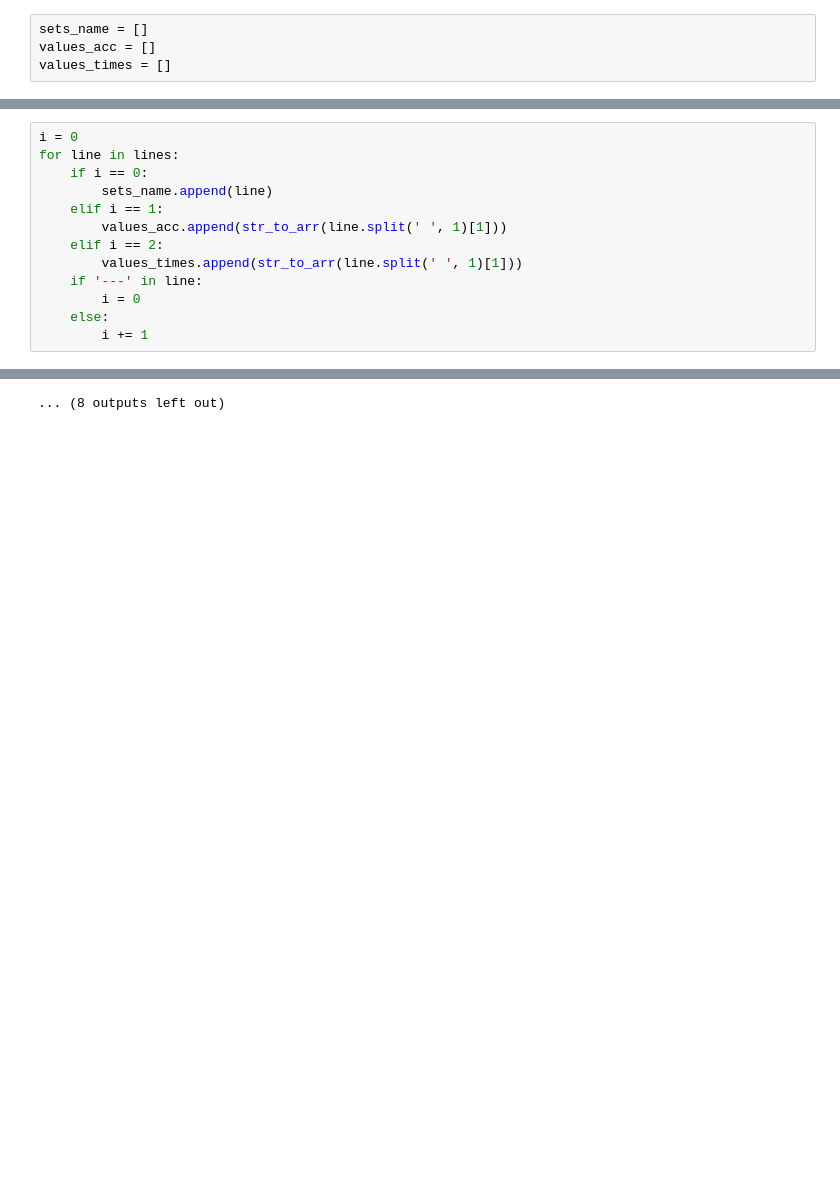
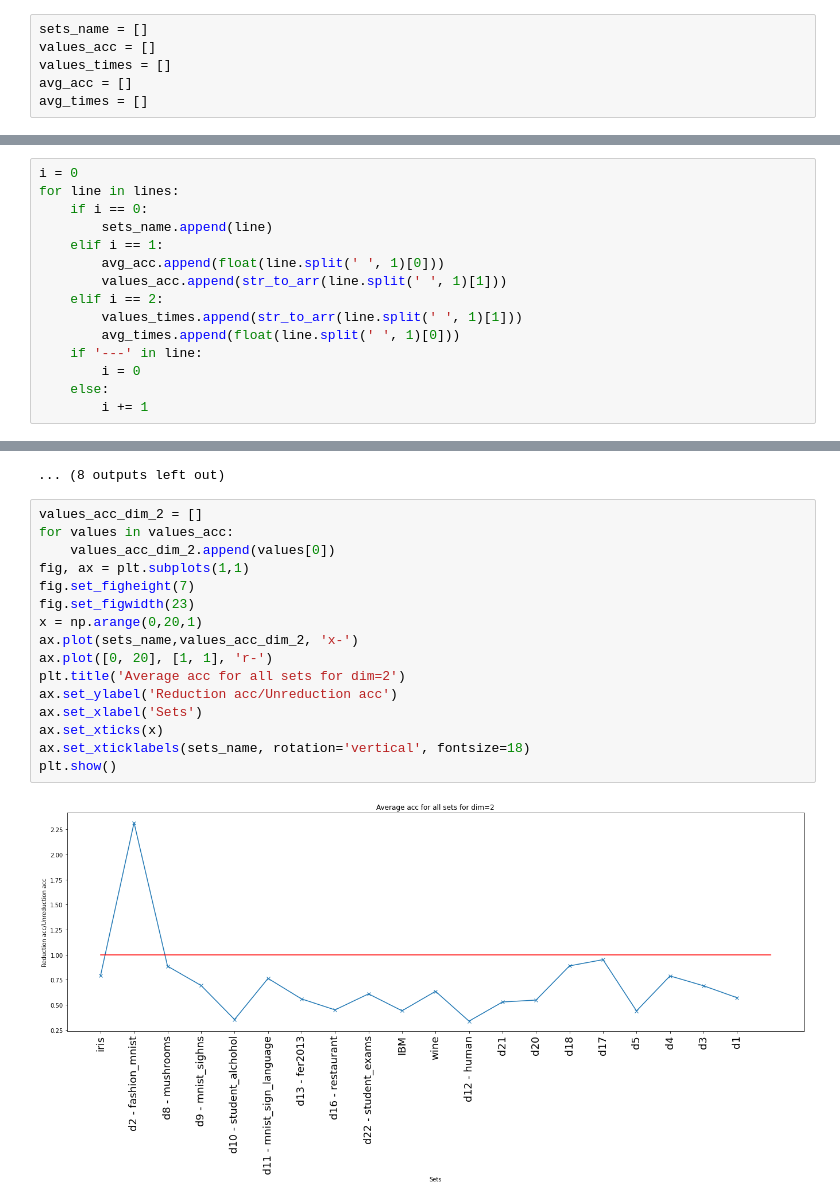
Before and after one commit to OldGentleman/ML_Dimensional_reduction, a Jupyter notebook: static_tests/dim_analis.ipynb, the cells around one changed output, grey strips where cells are left out. Cells and saved outputs as stored; diff of their text form; blank space fills up the shorter version.

Commit message:
chore: plots for dim=2

```diff
--- a/static_tests/dim_analis.ipynb
+++ b/static_tests/dim_analis.ipynb
@@ -30,6 +30,8 @@ dims = [
 sets_name = []
 values_acc = []
 values_times = []
+avg_acc = []
+avg_times = []
 # %%
 with open('dims_results.txt') as f:
     lines = [line.rstrip() for line in f]
@@ -43,9 +45,11 @@ for line in lines:
     if i == 0:
         sets_name.append(line)
     elif i == 1:
+        avg_acc.append(float(line.split(' ', 1)[0]))
         values_acc.append(str_to_arr(line.split(' ', 1)[1]))
     elif i == 2:
         values_times.append(str_to_arr(line.split(' ', 1)[1]))
+        avg_times.append(float(line.split(' ', 1)[0]))
     if '---' in line:
         i = 0
     else:
@@ -96,3 +100,21 @@ for set_name, acc, time in zip(sets_name, values_times, dims):
 [figure]
 [figure]
 ... (8 outputs left out)
+# %%
+values_acc_dim_2 = []
+for values in values_acc:
+    values_acc_dim_2.append(values[0])
+fig, ax = plt.subplots(1,1)
+fig.set_figheight(7)
+fig.set_figwidth(23)
+x = np.arange(0,20,1)
+ax.plot(sets_name,values_acc_dim_2, 'x-')
+ax.plot([0, 20], [1, 1], 'r-')
+plt.title('Average acc for all sets for dim=2')
+ax.set_ylabel('Reduction acc/Unreduction acc')
+ax.set_xlabel('Sets')
+ax.set_xticks(x)
+ax.set_xticklabels(sets_name, rotation='vertical', fontsize=18)
+plt.show()
+# %% [output]
+[figure, added]
```
Also changed, not shown: parts of 1 cell of this notebook.
